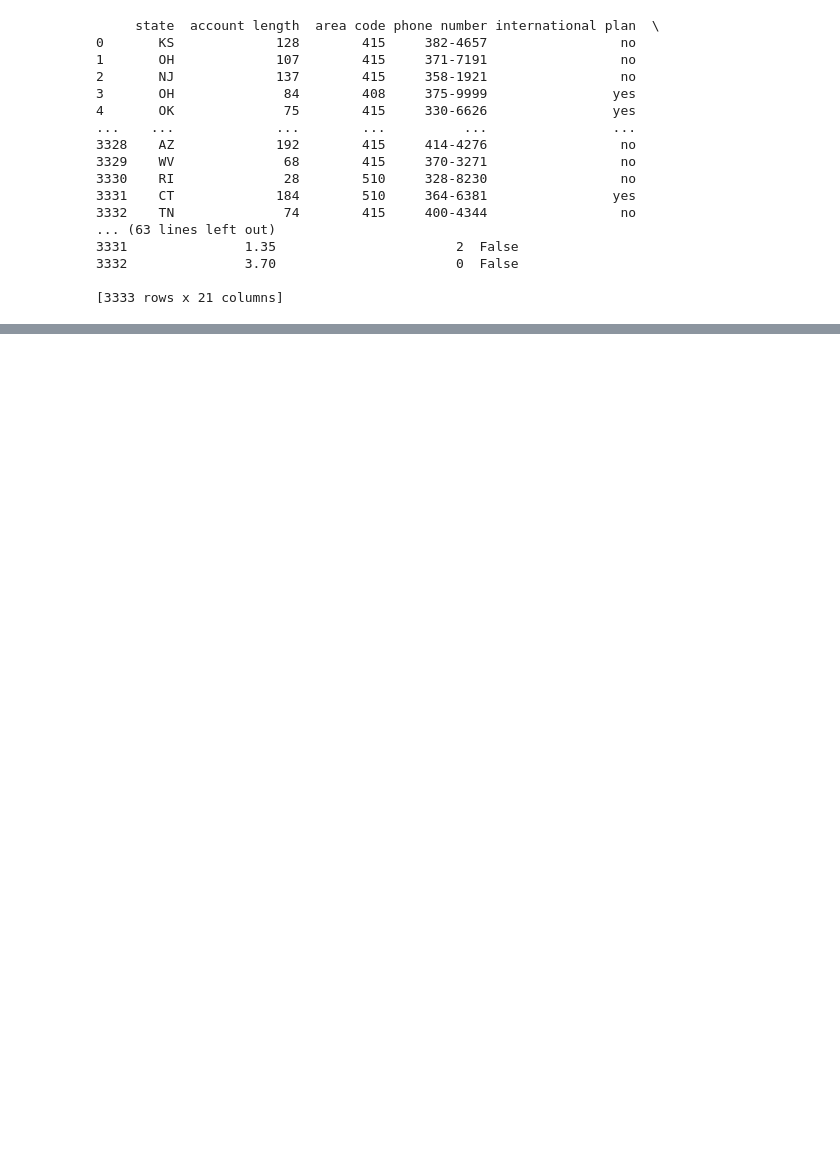
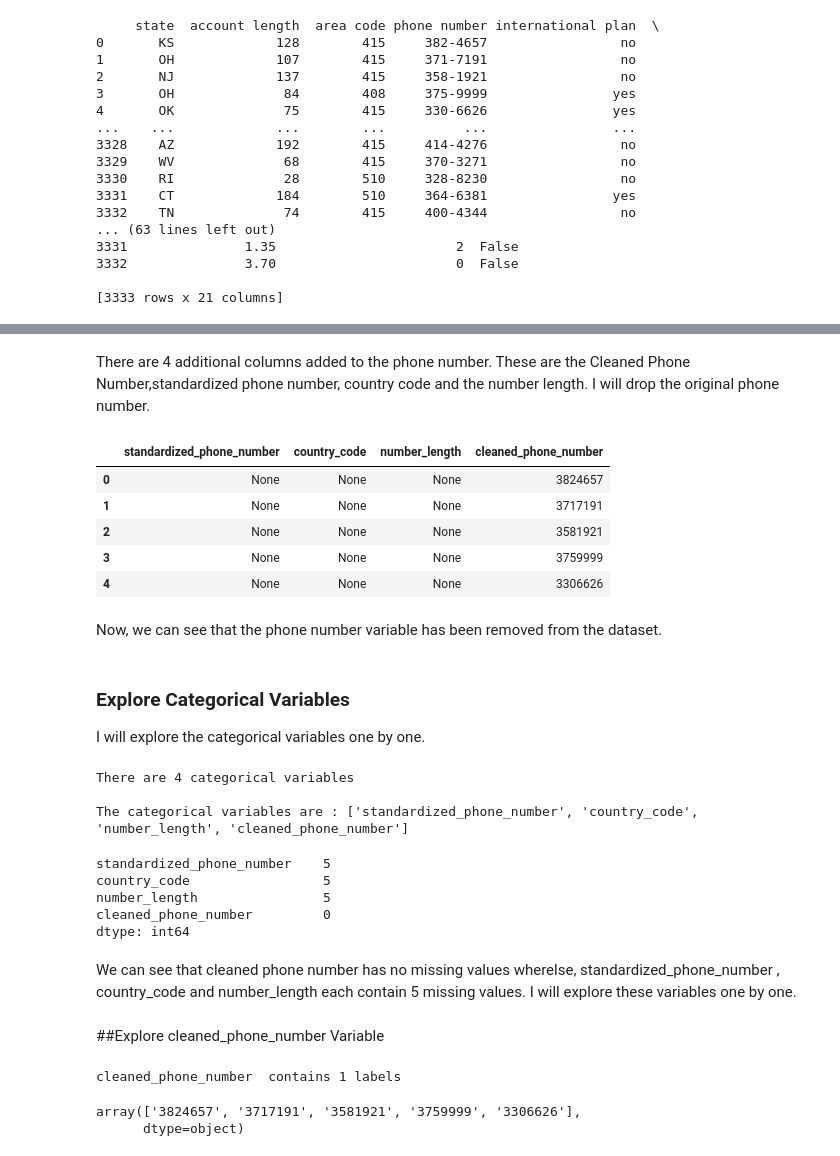
Before and after one commit to CYNTHIA-ATIENO/PHASE-3-PROJECT, a Jupyter notebook: index.ipynb, the cells around one changed output, grey strips where cells are left out. Drawn from its saved outputs; the diff is of its cells as text; code cells hidden in the pictures; blank space fills up the shorter version.

```diff
--- a/index.ipynb
+++ b/index.ipynb
@@ -35,0 +224,4 @@ print(type(data))
+# %%
+#Use the apply method to apply the cleaning function to each phone number
+df['cleaned_phone_number'] = df['phone_number'].apply(clean_phone_number)
+print(df)
@@ -35,0 +259,63 @@ print(type(data))
+# %% [markdown]
+There are 4 additional columns added to the phone number. These are the Cleaned Phone Number,standardized phone number, country code and the number length.
+I will drop the original phone number.
+# %%
+# drop the original phone number variable
+
+df.drop('phone_number', axis=1, inplace = True)
+# %%
+# preview the dataset again
+
+df.head()
+# %% [output]
+|  | standardized_phone_number | country_code | number_length | cleaned_phone_number |
+| 0 | None | None | None | 3824657 |
+| 1 | None | None | None | 3717191 |
+| 2 | None | None | None | 3581921 |
+| 3 | None | None | None | 3759999 |
+| 4 | None | None | None | 3306626 |
+# %% [markdown]
+Now, we can see that the phone number variable has been removed from the dataset.
+# %% [markdown]
+### Explore Categorical Variables
+
+I will explore the categorical variables one by one.
+# %%
+# find categorical variables
+
+categorical = [var for var in df.columns if df[var].dtype=='O']
+
+print('There are {} categorical variables\n'.format(len(categorical)))
+
+print('The categorical variables are :', categorical)
+# %% [output]
+There are 4 categorical variables
+
+The categorical variables are : ['standardized_phone_number', 'country_code', 'number_length', 'cleaned_phone_number']
+# %%
+# check for missing values in categorical variables
+
+df[categorical].isnull().sum()
+# %% [output]
+standardized_phone_number    5
+country_code                 5
+number_length                5
+cleaned_phone_number         0
+dtype: int64
+# %% [markdown]
+We can see that cleaned phone number has no missing values wherelse, standardized_phone_number , country_code and number_length each contain 5 missing values. I will explore these variables one by one.
+# %% [markdown]
+##Explore cleaned_phone_number Variable
+# %%
+# print number of labels in cleaned_phone_number  variable
+
+print('cleaned_phone_number  contains', len(df["standardized_phone_number"].unique()), 'labels')
+# %% [output]
+cleaned_phone_number  contains 1 labels
+# %%
+# check labels in cleaned_phone_number variable
+
+df.cleaned_phone_number.unique()
+# %% [output]
+array(['3824657', '3717191', '3581921', '3759999', '3306626'],
+      dtype=object)
```
Also changed, not shown: parts of 51 cells of this notebook.
